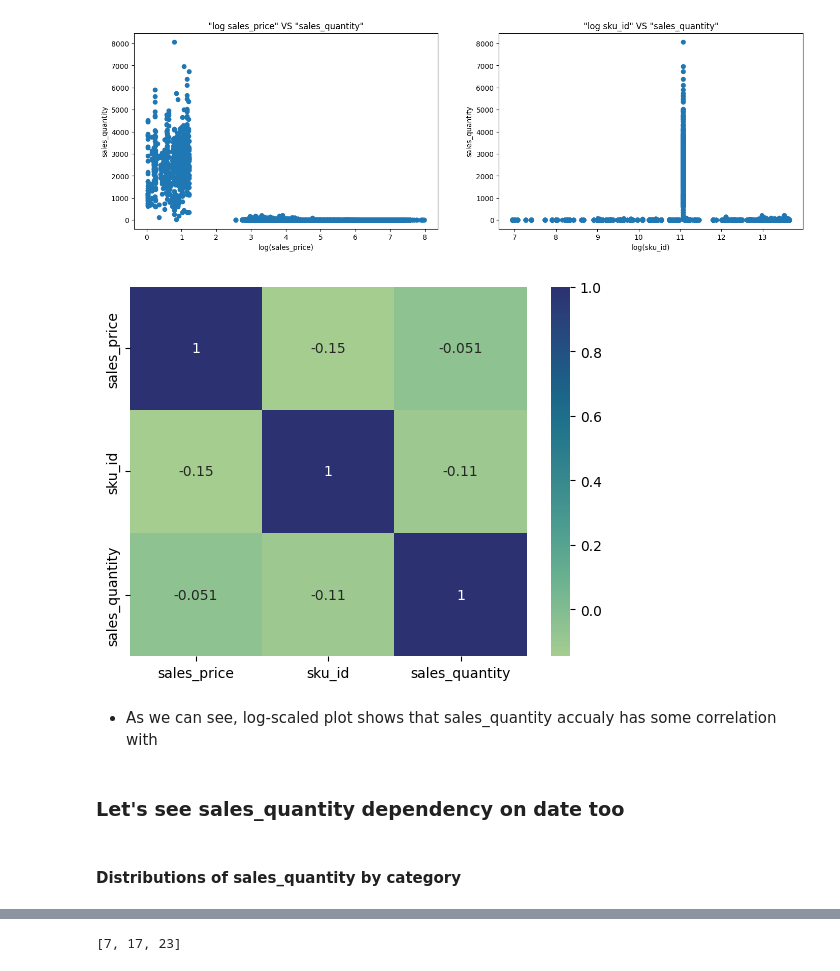
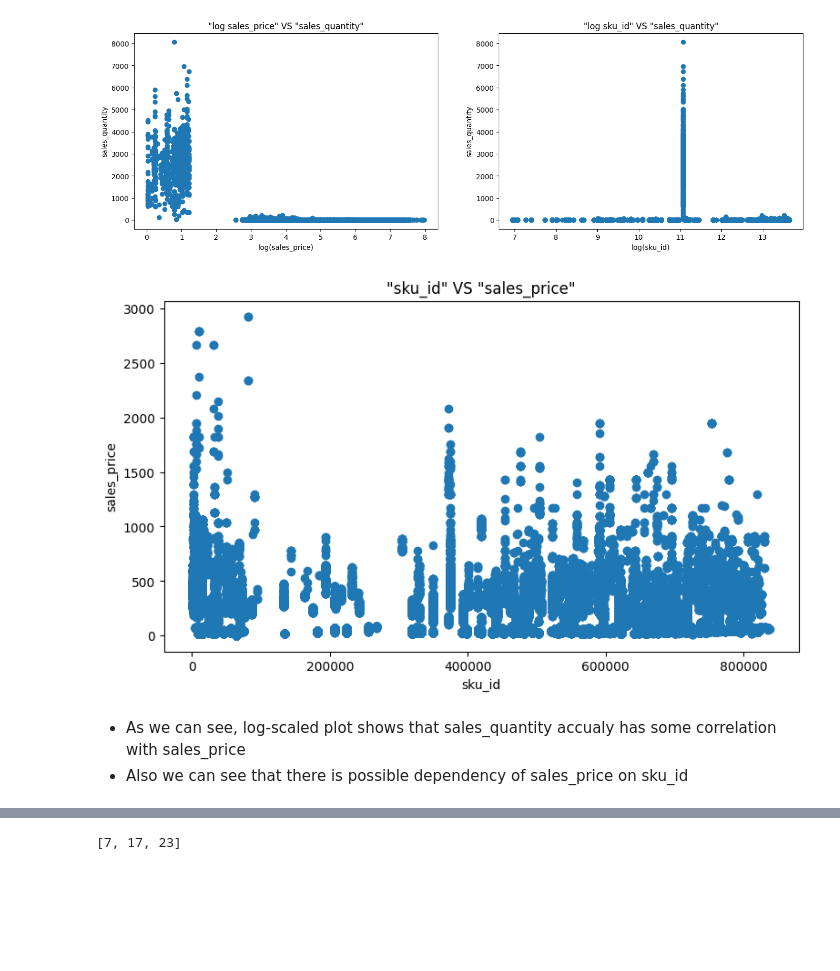
Before and after one commit to lezhocheck/sales-prediction, a Jupyter notebook: notebooks/eda.ipynb, the cells around one changed output, grey strips where cells are left out. Cells and saved outputs as stored; diff of their text form; code cells hidden in the pictures; blank space fills up the shorter version.

```diff
--- a/notebooks/eda.ipynb
+++ b/notebooks/eda.ipynb
@@ -149,19 +154,26 @@ axs[1].set_ylabel('sales_quantity')
 plt.show()
 # %% [output]
 [figure]
+# %%
+plt.figure(figsize=(9, 5))
+plt.scatter(data['sku_id'], data['sales_price'])
+plt.title('"sku_id" VS "sales_price"')
+plt.xlabel('sku_id')
+plt.ylabel('sales_price')
+plt.show()
+# %% [output]
+[figure, added]
+# %% [markdown]
+- As we can see, log-scaled plot shows that sales_quantity accualy has some correlation with sales_price
+- Also we can see that there is possible dependency of sales_price on sku_id
 # %%
-corr_df = data.select('sales_price', 'sku_id', 'sales_quantity').corr()
-pandas_df = corr_df.to_pandas()
-pandas_df.insert(0, 'index', pandas_df.columns)
-pandas_df = pandas_df.set_index('index')
-pandas_df.index.name = None
-sns.heatmap(pandas_df, annot=True, cmap='crest')
-plt.show()
+def corr_plot(data: pl.DataFrame, exclude_features: list[str]) -> None:
+    plt.figure(figsize=(13, 13))
+    corr_df = data.drop(*exclude_features).corr()
+    pandas_df = corr_df.to_pandas()
+    pandas_df.insert(0, 'index', pandas_df.columns)
+    pandas_df = pandas_df.set_index('index')
+    pandas_df.index.name = None
+    sns.heatmap(pandas_df, annot=True, fmt='.3f', cmap='crest')
+    plt.title('Correlation plot of dataset features')
+    plt.show()
-# %% [output]
-[figure, removed]
-# %% [markdown]
-- As we can see, log-scaled plot shows that sales_quantity accualy has some correlation with
-# %% [markdown]
-### Let's see sales_quantity dependency on date too
-# %% [markdown]
-#### Distributions of sales_quantity by category
```
Also changed, not shown: parts of 92 cells of this notebook, 1 other file.
